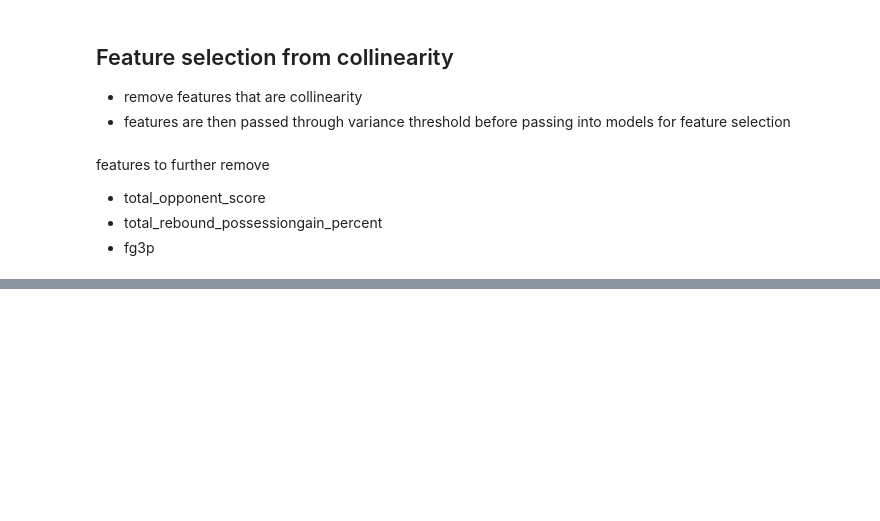
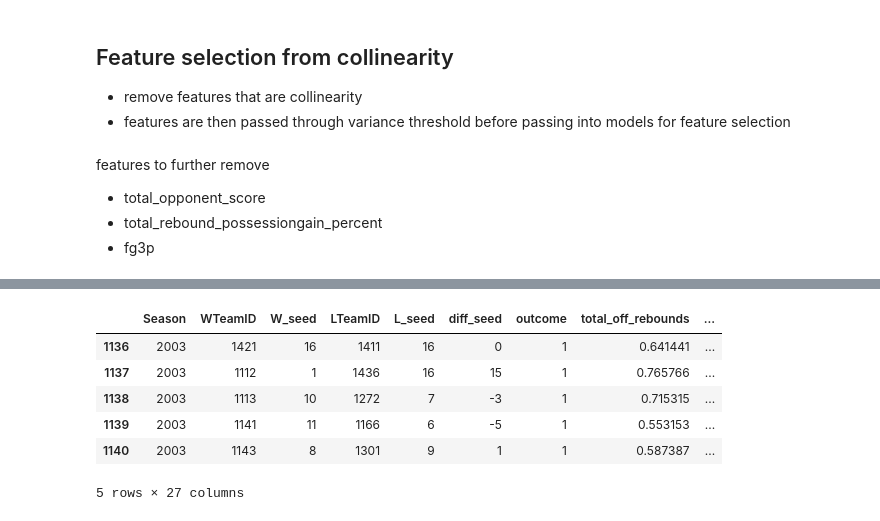
Before and after one commit to shumingpeh/kaggle-ncaa-madness-men, a Jupyter notebook: feature-selection.ipynb, the cells around one changed output, grey strips where cells are left out. Saved outputs shown, nothing was run; the diff lists cells and outputs as text; code cells hidden in the pictures; blank space fills up the shorter version.

```diff
--- a/feature-selection.ipynb
+++ b/feature-selection.ipynb
@@ -136,0 +155,31 @@ array([ 41.4,  56.9,  66.1,  74.1,  79.6,  84.5,  88.8,  91.3,  93.2,
+# %%
+winning_team_perspective_df = (
+    seeding_data
+    .pipe(lambda x:x.assign(diff_seed = x.L_seed - x.W_seed))
+    .pipe(lambda x:x.assign(outcome = 1))
+    .merge(features_table,how='left',left_on=['Season','WTeamID'],right_on=['Season','TeamID'])
+)
+# %%
+losing_team_perspective_df = (
+    seeding_data
+    .pipe(lambda x:x.assign(diff_seed = x.W_seed - x.L_seed))
+    .pipe(lambda x:x.assign(outcome = 0))
+    .merge(features_table,how='left',left_on=['Season','LTeamID'],right_on=['Season','TeamID'])
+)
+# %%
+prediction_df = (
+    winning_team_perspective_df.append(losing_team_perspective_df)
+)
+# %%
+train_df = prediction_df.query("Season >= 2003 & Season <= 2013")
+test_df = prediction_df.query("Season == 2014")
+# %%
+train_df.head()
+# %% [output]
+|  | Season | WTeamID | W_seed | LTeamID | L_seed | diff_seed | outcome | total_off_rebounds | ... |
+| 1136 | 2003 | 1421 | 16 | 1411 | 16 | 0 | 1 | 0.641441 | ... |
+| 1137 | 2003 | 1112 | 1 | 1436 | 16 | 15 | 1 | 0.765766 | ... |
+| 1138 | 2003 | 1113 | 10 | 1272 | 7 | -3 | 1 | 0.715315 | ... |
+| 1139 | 2003 | 1141 | 11 | 1166 | 6 | -5 | 1 | 0.553153 | ... |
+| 1140 | 2003 | 1143 | 8 | 1301 | 9 | 1 | 1 | 0.587387 | ... |
+5 rows × 27 columns
```
Also changed, not shown: parts of 17 cells of this notebook, 4 other files.
